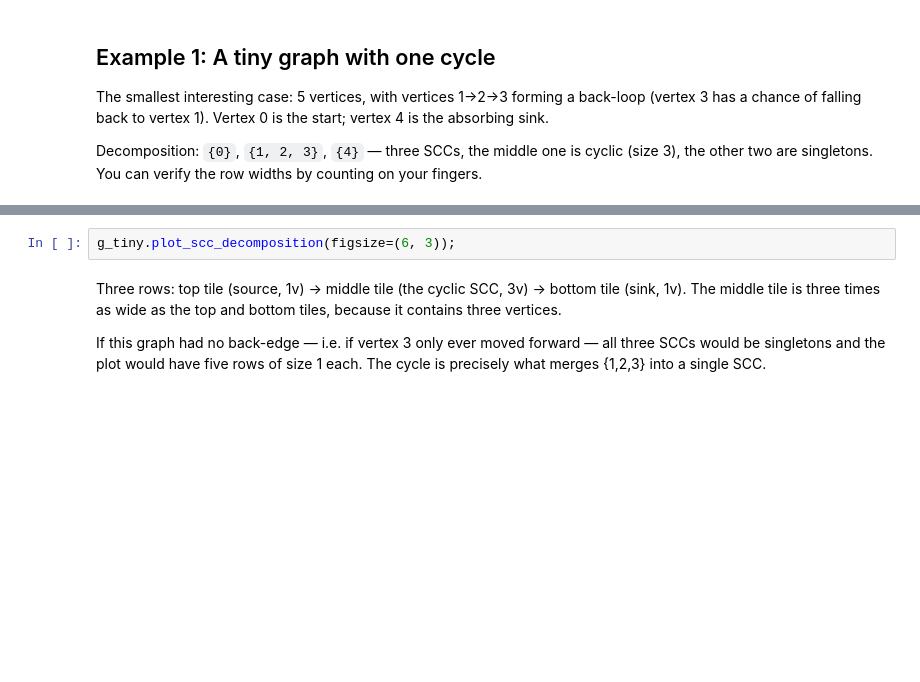
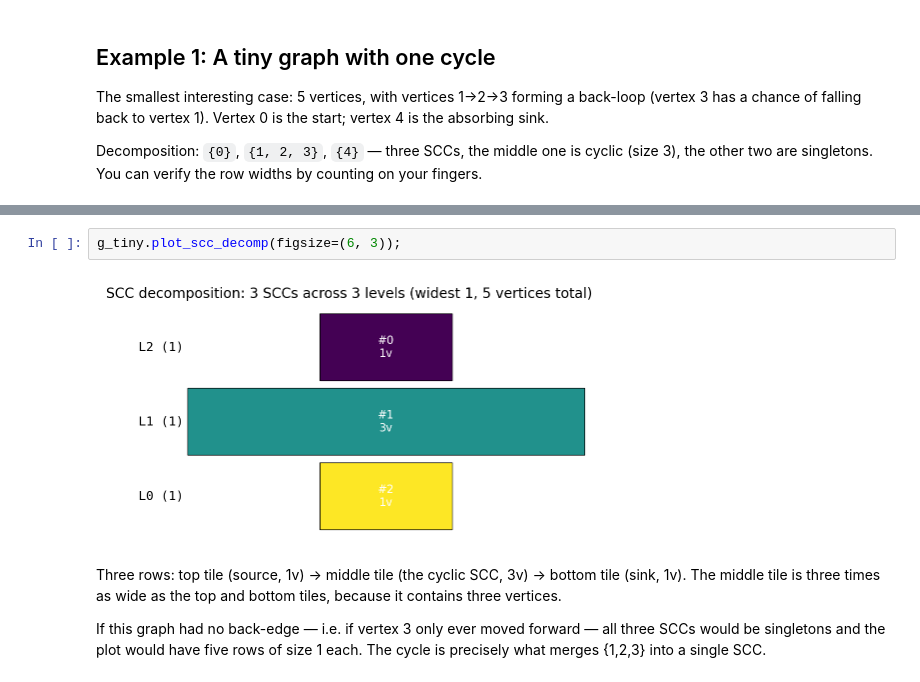
Before and after one commit to munch-group/phasic, a Jupyter notebook: docs/pages/tutorial/scc-decomposition.ipynb, the cells around one changed output, grey strips where cells are left out. Saved outputs shown, nothing was run; the diff lists cells and outputs as text; blank space fills up the shorter version.

```diff
--- a/docs/pages/tutorial/scc-decomposition.ipynb
+++ b/docs/pages/tutorial/scc-decomposition.ipynb
@@ -59,5 +69,7 @@ summarise(g_tiny)
 # %%
-g_tiny.plot_scc_decomposition(figsize=(6, 3));
+g_tiny.plot_scc_decomp(figsize=(6, 3));
+# %% [output]
+[figure, added]
 # %% [markdown]
 Three rows: top tile (source, 1v) → middle tile (the cyclic SCC, 3v) → bottom tile (sink, 1v). The middle tile is three times as wide as the top and bottom tiles, because it contains three vertices.
 
```
Also changed, not shown: parts of 28 cells of this notebook, 38 other files.
